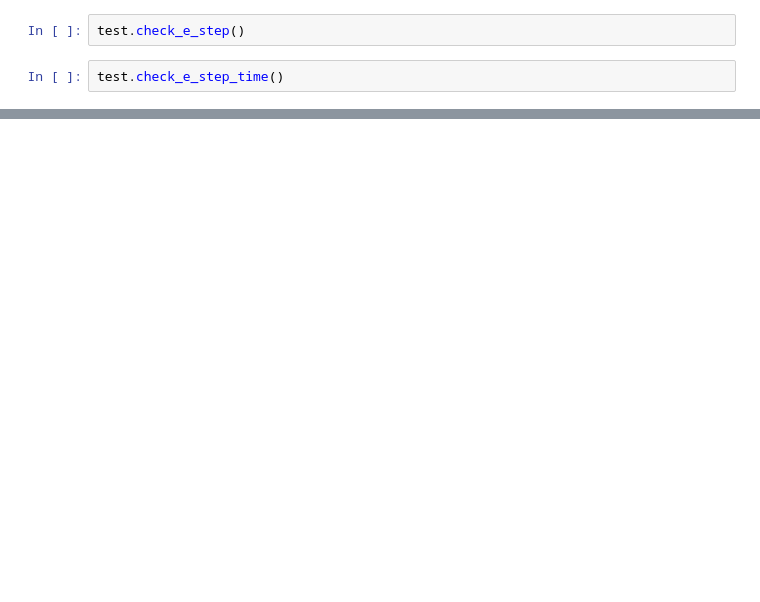
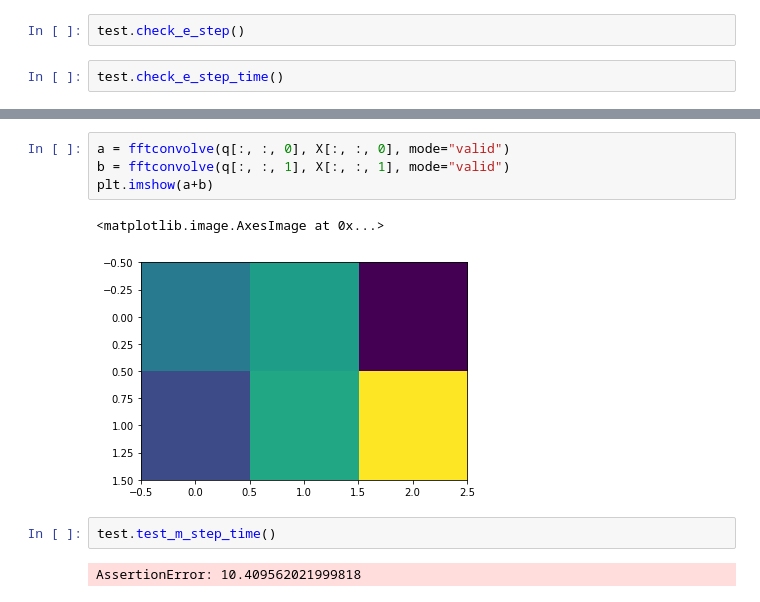
Before and after one commit to Muhamob/bmmo-2019-Fall, a Jupyter notebook: hw/practice_1/Tests.ipynb, the cells around one changed output, grey strips where cells are left out. Drawn from its saved outputs; the diff is of its cells as text; blank space fills up the shorter version.

Commit message:
Add M step and EM algorithm. Works long time

```diff
--- a/hw/practice_1/Tests.ipynb
+++ b/hw/practice_1/Tests.ipynb
@@ -21,0 +72,11 @@ test.check_e_step_time()
+# %%
+a = fftconvolve(q[:, :, 0], X[:, :, 0], mode="valid")
+b = fftconvolve(q[:, :, 1], X[:, :, 1], mode="valid")
+plt.imshow(a+b)
+# %% [output]
+<matplotlib.image.AxesImage at 0x...>
+[figure, added]
+# %%
+test.test_m_step_time()
+# %% [output]
+AssertionError: 10.409562021999818
```
Also changed, not shown: parts of 13 cells of this notebook, 2 other files.
